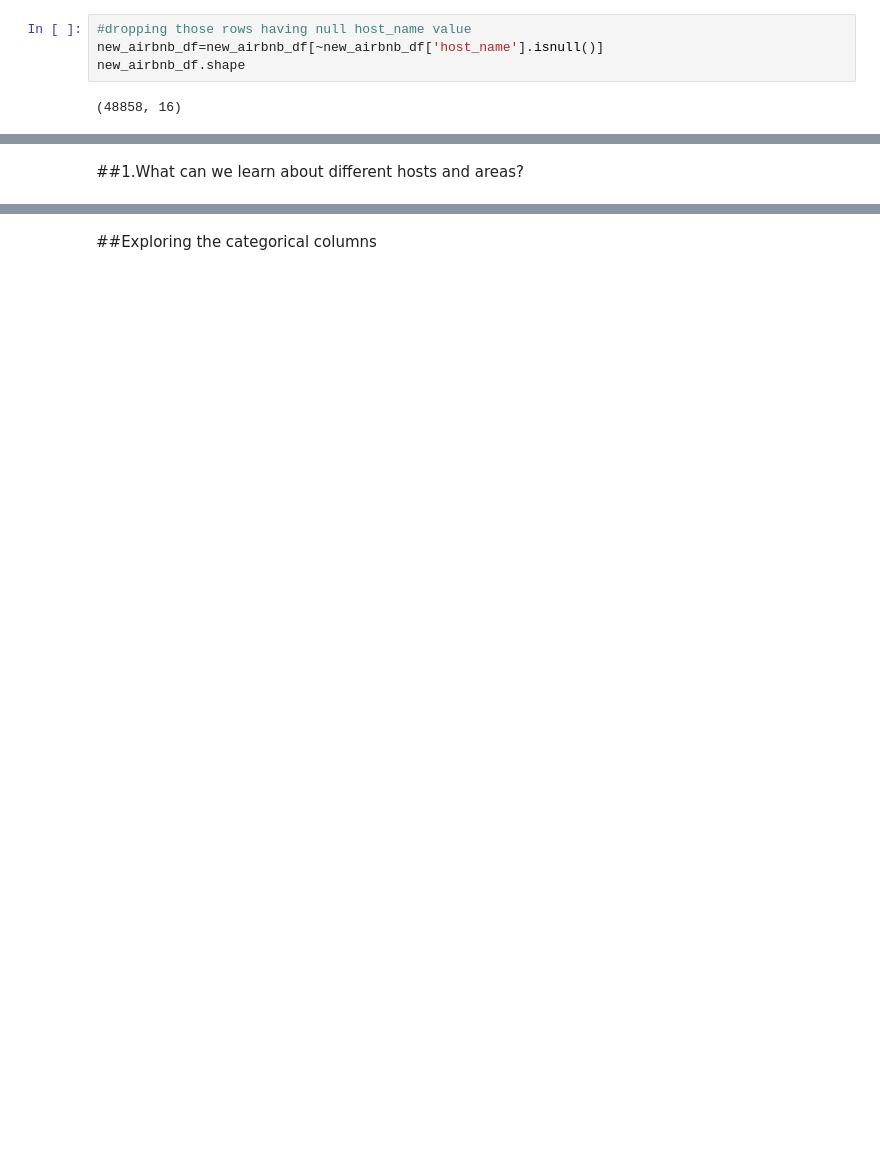
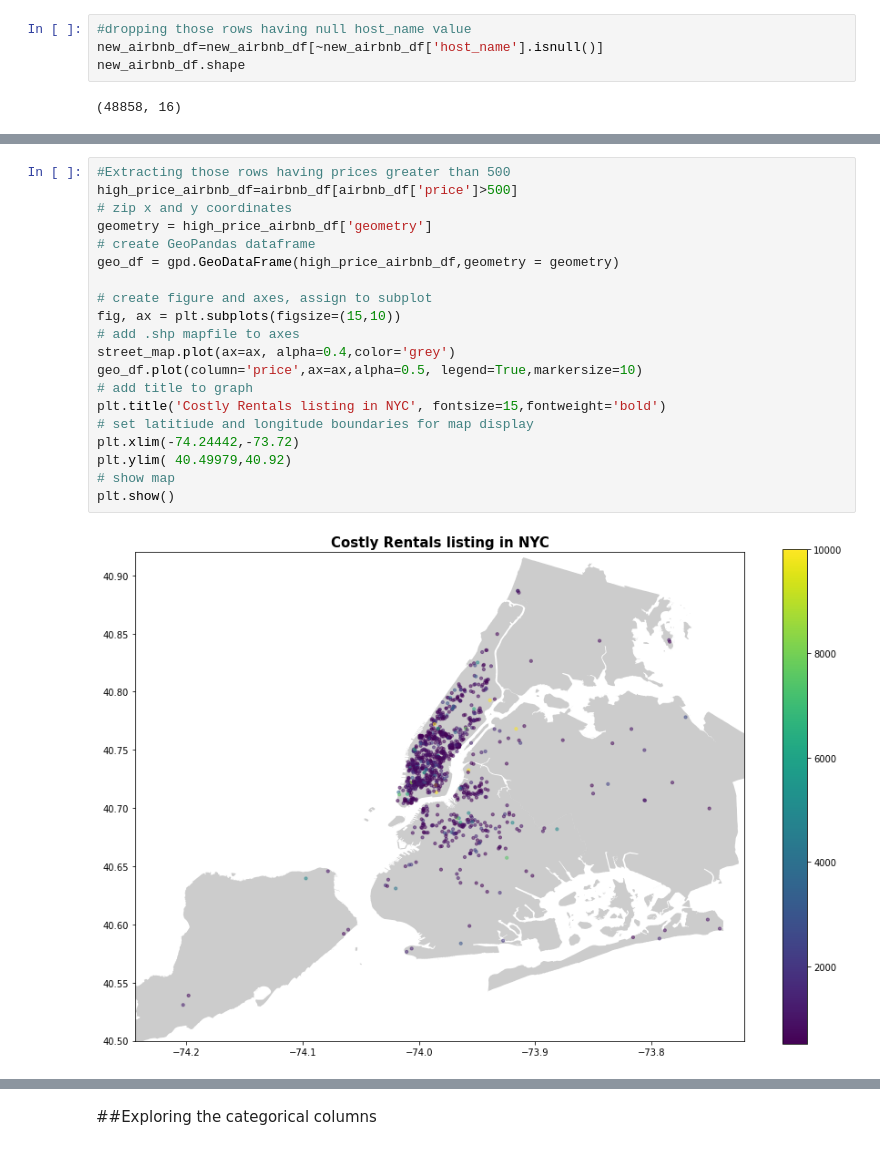
Before and after one commit to BhanuPShahi/Airbnb-Bookings-Analysis, a Jupyter notebook: Bhanu_Pratap_Shahi_24_02_2021_[ABTN0101]_AirBnB_Bookings_Analysis.ipynb, the cells around one changed output, grey strips where cells are left out. Drawn from its saved outputs; the diff is of its cells as text; blank space fills up the shorter version.

```diff
--- a/Bhanu_Pratap_Shahi_24_02_2021_[ABTN0101]_AirBnB_Bookings_Analysis.ipynb
+++ b/Bhanu_Pratap_Shahi_24_02_2021_[ABTN0101]_AirBnB_Bookings_Analysis.ipynb
@@ -221,2 +225,22 @@ plt.show()
-# %% [markdown]
-##1.What can we learn about different hosts and areas?
+# %%
+#Extracting those rows having prices greater than 500
+high_price_airbnb_df=airbnb_df[airbnb_df['price']>500]
+# zip x and y coordinates
+geometry = high_price_airbnb_df['geometry']
+# create GeoPandas dataframe
+geo_df = gpd.GeoDataFrame(high_price_airbnb_df,geometry = geometry)
+
+# create figure and axes, assign to subplot
+fig, ax = plt.subplots(figsize=(15,10))
+# add .shp mapfile to axes
+street_map.plot(ax=ax, alpha=0.4,color='grey')
+geo_df.plot(column='price',ax=ax,alpha=0.5, legend=True,markersize=10)
+# add title to graph
+plt.title('Costly Rentals listing in NYC', fontsize=15,fontweight='bold')
+# set latitiude and longitude boundaries for map display
+plt.xlim(-74.24442,-73.72)
+plt.ylim( 40.49979,40.92)
+# show map
+plt.show()
+# %% [output]
+[figure, added]
```
Also changed, not shown: parts of 48 cells of this notebook.
